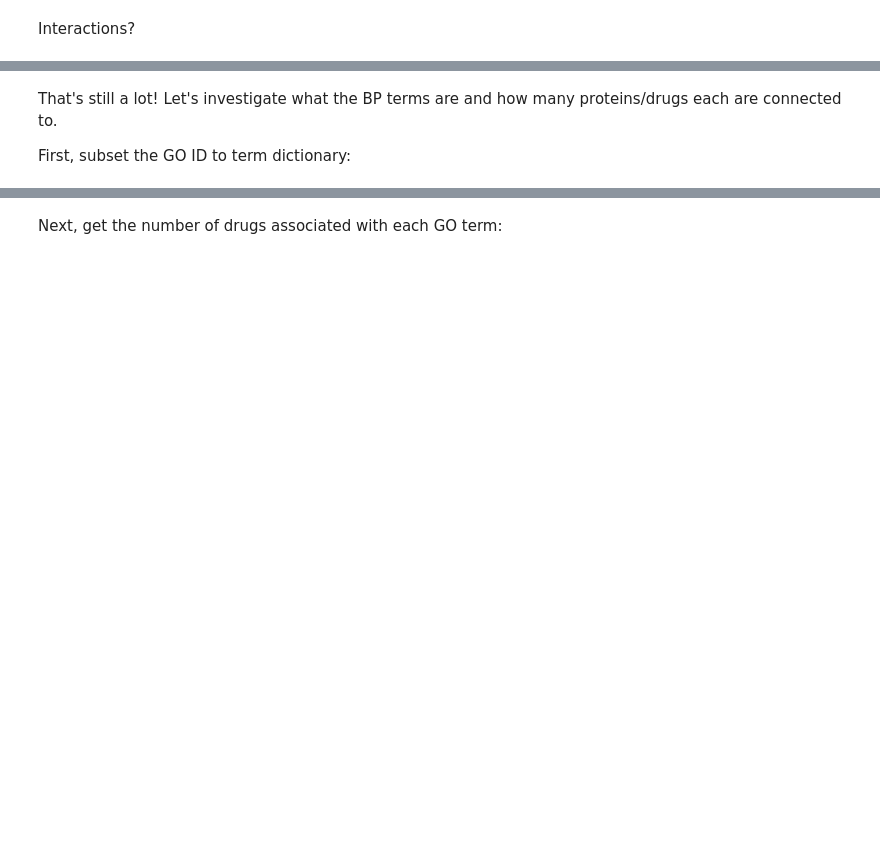
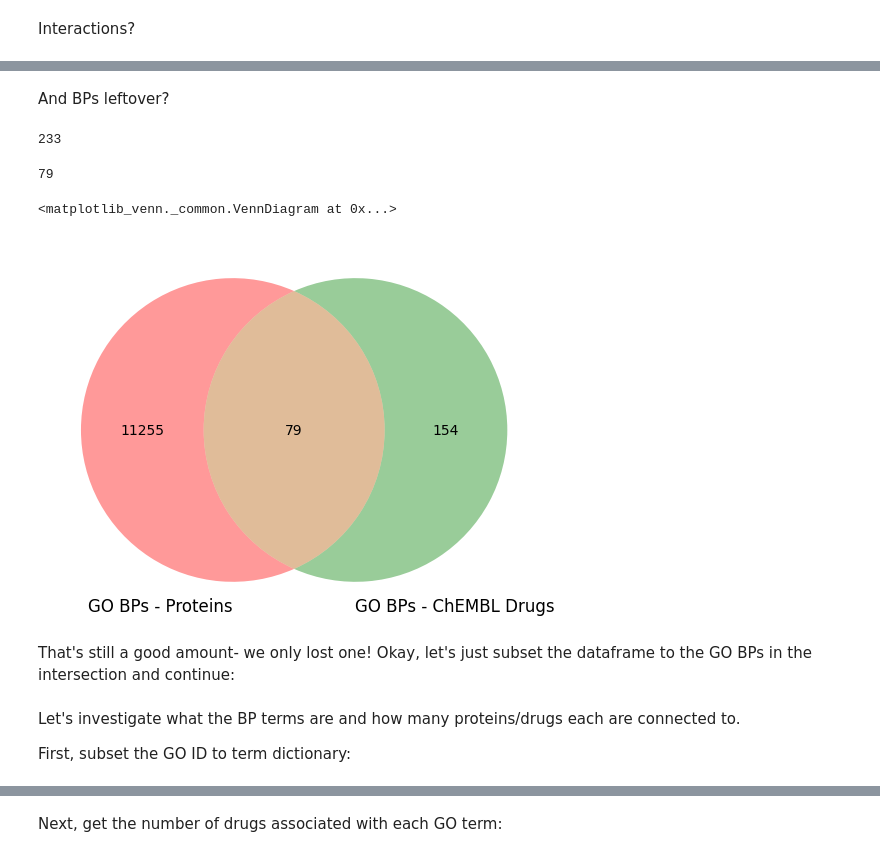
Before and after one commit to laurendelong21/MoA-Net, a Jupyter notebook: notebooks/enrichment.ipynb, the cells around one changed output, grey strips where cells are left out. Drawn from its saved outputs; the diff is of its cells as text; code cells hidden in the pictures; blank space fills up the shorter version.

Commit message:
Found that 78 GO BP terms are feasible with the drugs and prots in our KGs.

```diff
--- a/notebooks/enrichment.ipynb
+++ b/notebooks/enrichment.ipynb
@@ -393,0 +450,2 @@ venn2_unweighted(
+# %%
+cid2chembl = get_pubchem_to_chembl(cids)
@@ -394,6 +464,7 @@ venn2_unweighted(
+# %%
+usable_drug_bps = chembl_go.loc[chembl_go['chembl_idx'].isin(set(cid2chembl.values()))]
 # %% [markdown]
 How many drugs does this leave us with?
 # %%
-usable_drug_bps = chembl_go.loc[chembl_go['go_id'].isin(bp_overlap)]
 print(f"{len(usable_drug_bps['chembl_idx'].unique())} drugs left.")
 # %% [output]
@@ -406,0 +478,22 @@ print(f"{len(usable_drug_bps)} drug-BP interactions left.")
+# %% [markdown]
+And BPs leftover?
+# %%
+chembl_go_terms = set(usable_drug_bps['go_id'])
+len(chembl_go_terms)
+# %% [output]
+233
+# %%
+bp_overlap = go_bps & chembl_go_terms
+len(bp_overlap)
+# %% [output]
+79
+# %%
+venn2_unweighted(
+    [go_bps, chembl_go_terms],
+    set_labels=['GO BPs - Proteins', 'GO BPs - ChEMBL Drugs']
+)
+# %% [output]
+<matplotlib_venn._common.VennDiagram at 0x...>
+[figure, added]
+# %% [markdown]
+That's still a good amount- we only lost one! Okay, let's just subset the dataframe to the GO BPs in the intersection and continue:
@@ -407,5 +502,5 @@ print(f"{len(usable_drug_bps)} drug-BP interactions left.")
 # %% [markdown]
-That's still a lot! Let's investigate what the BP terms are and how many proteins/drugs each are connected to.
+Let's investigate what the BP terms are and how many proteins/drugs each are connected to.
 
 First, subset the GO ID to term dictionary:
 # %%
```
Also changed, not shown: parts of 27 cells of this notebook, 1 other file.
